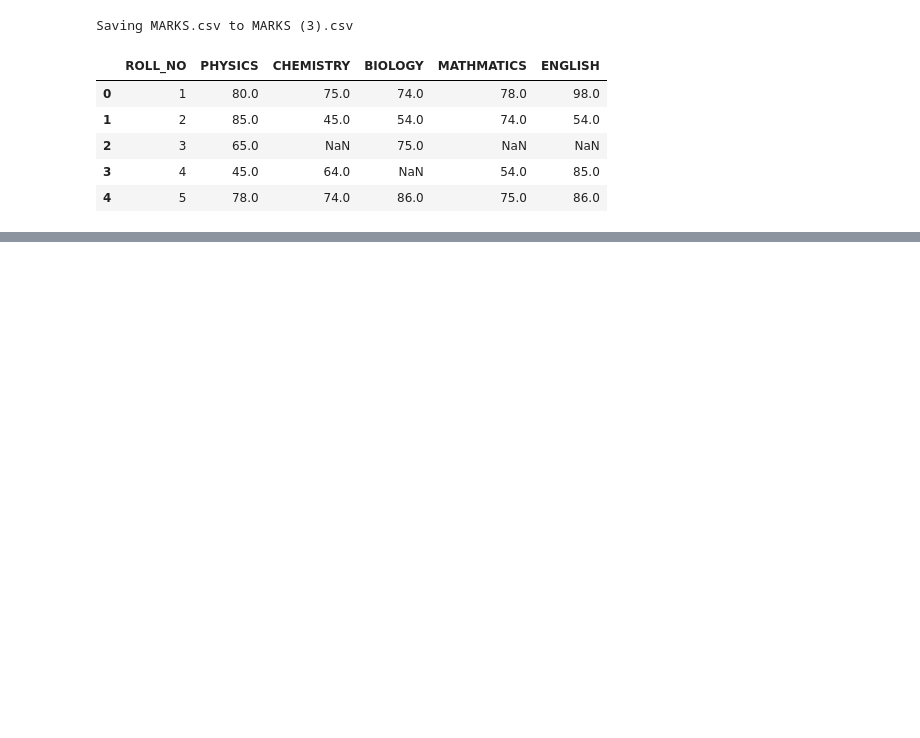
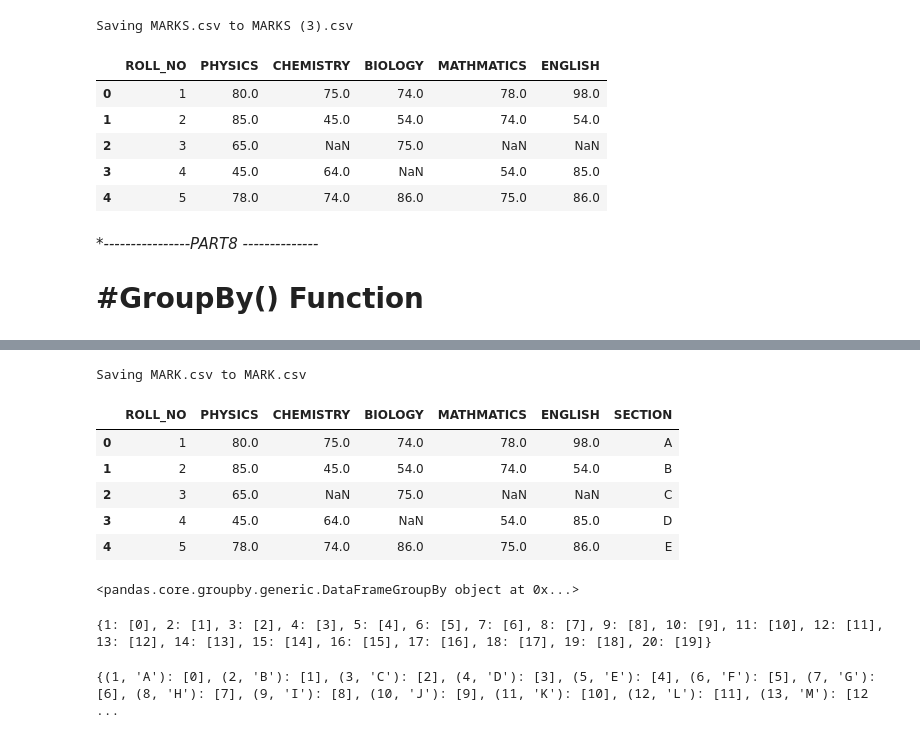
Before and after one commit to Ashish0011-ashu/OOP, a Jupyter notebook: Pandas.ipynb, the cells around one changed output, grey strips where cells are left out. Drawn from its saved outputs; the diff is of its cells as text; code cells hidden in the pictures; blank space fills up the shorter version.

```diff
--- a/Pandas.ipynb
+++ b/Pandas.ipynb
@@ -1419,3 +1419,7 @@ Saving MARKS.csv to MARKS (3).csv
 | 2 | 3 | 65.0 | NaN | 75.0 | NaN | NaN |
 | 3 | 4 | 45.0 | 64.0 | NaN | 54.0 | 85.0 |
 | 4 | 5 | 78.0 | 74.0 | 86.0 | 75.0 | 86.0 |
+# %% [markdown]
+**----------------PART8 *--------------**
+
+# #GroupBy() Function
@@ -1421,0 +1428,6 @@ Saving MARKS.csv to MARKS (3).csv
+# %%
+from google.colab import files
+uploaded = files.upload()
+df = pd.read_csv('MARK.csv')
+df.head()
+# %% [output]
@@ -1421,0 +1435,22 @@ Saving MARKS.csv to MARKS (3).csv
+Saving MARK.csv to MARK.csv
+|  | ROLL_NO | PHYSICS | CHEMISTRY | BIOLOGY | MATHMATICS | ENGLISH | SECTION |
+| 0 | 1 | 80.0 | 75.0 | 74.0 | 78.0 | 98.0 | A |
+| 1 | 2 | 85.0 | 45.0 | 54.0 | 74.0 | 54.0 | B |
+| 2 | 3 | 65.0 | NaN | 75.0 | NaN | NaN | C |
+| 3 | 4 | 45.0 | 64.0 | NaN | 54.0 | 85.0 | D |
+| 4 | 5 | 78.0 | 74.0 | 86.0 | 75.0 | 86.0 | E |
+# %%
+branch_group = df.groupby('ROLL_NO')
+branch_group
+# %% [output]
+<pandas.core.groupby.generic.DataFrameGroupBy object at 0x...>
+# %%
+branch_group.groups
+# %% [output]
+{1: [0], 2: [1], 3: [2], 4: [3], 5: [4], 6: [5], 7: [6], 8: [7], 9: [8], 10: [9], 11: [10], 12: [11], 13: [12], 14: [13], 15: [14], 16: [15], 17: [16], 18: [17], 19: [18], 20: [19]}
+# %%
+branch_group = df.groupby(by = ['ROLL_NO' , 'SECTION'])
+branch_group.groups
+# show that a student at index [0] belongs to roll_no = 1 and  section =A
+# %% [output]
+{(1, 'A'): [0], (2, 'B'): [1], (3, 'C'): [2], (4, 'D'): [3], (5, 'E'): [4], (6, 'F'): [5], (7, 'G'): [6], (8, 'H'): [7], (9, 'I'): [8], (10, 'J'): [9], (11, 'K'): [10], (12, 'L'): [11], (13, 'M'): [12 ...
```
Also changed, not shown: parts of 12 cells of this notebook.
